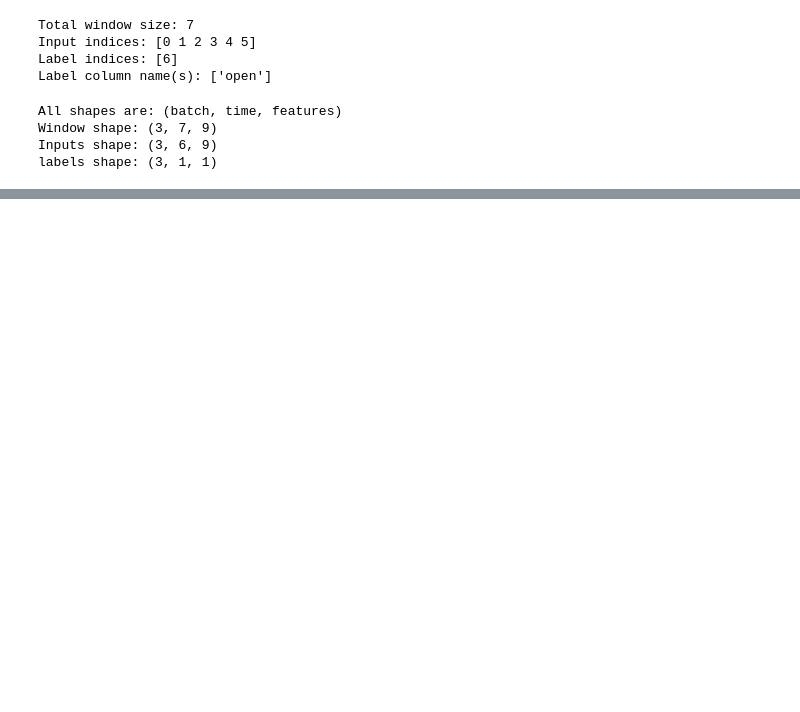
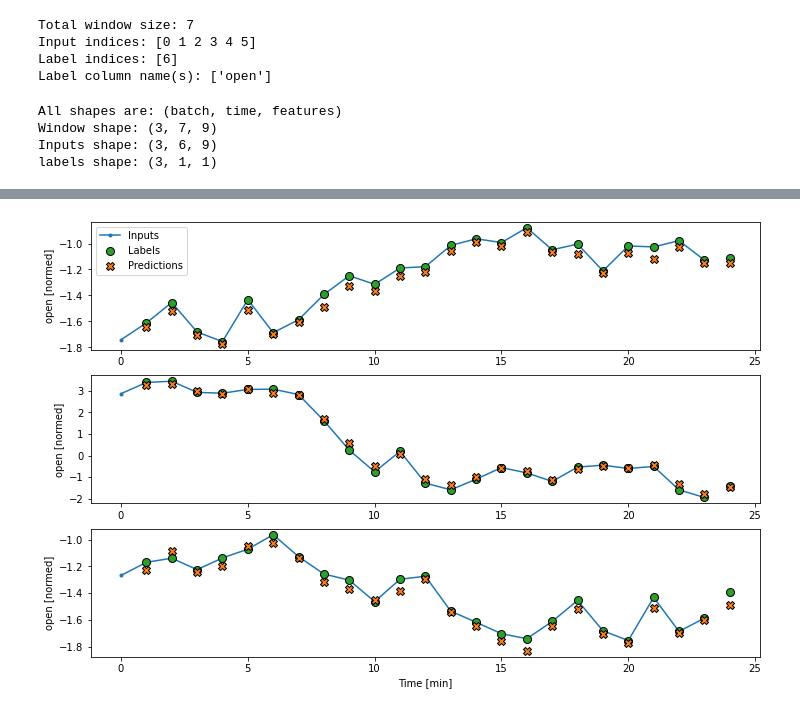
Before and after one commit to Jeongseup/DACON_BitcoinTrader, a Jupyter notebook: tensorflow_course.ipynb, the cells around one changed output, grey strips where cells are left out. Cells and saved outputs as stored; diff of their text form; code cells hidden in the pictures; blank space fills up the shorter version.

```diff
--- a/tensorflow_course.ipynb
+++ b/tensorflow_course.ipynb
@@ -235,0 +378,11 @@ AttributeError: module 'tensorflow.python.keras.api._v1.keras.preprocessing' has
+# %%
+dense = tf.keras.Sequential([
+    tf.keras.layers.Dense(units=64, activation='relu'),
+    tf.keras.layers.Dense(units=64, activation='relu'),
+    tf.keras.layers.Dense(units=1)
+])
+
+history = compile_and_fit(dense, single_step_window)
+
+val_performance['Dense'] = dense.evaluate(single_step_window.val)
+performance['Dense'] = dense.evaluate(single_step_window.test, verbose=0)
@@ -235,0 +407,4 @@ AttributeError: module 'tensorflow.python.keras.api._v1.keras.preprocessing' has
+# %%
+wide_window.plot(dense)
+# %% [output]
+[figure, added]
```
Also changed, not shown: parts of 21 cells of this notebook, 4 other files.
